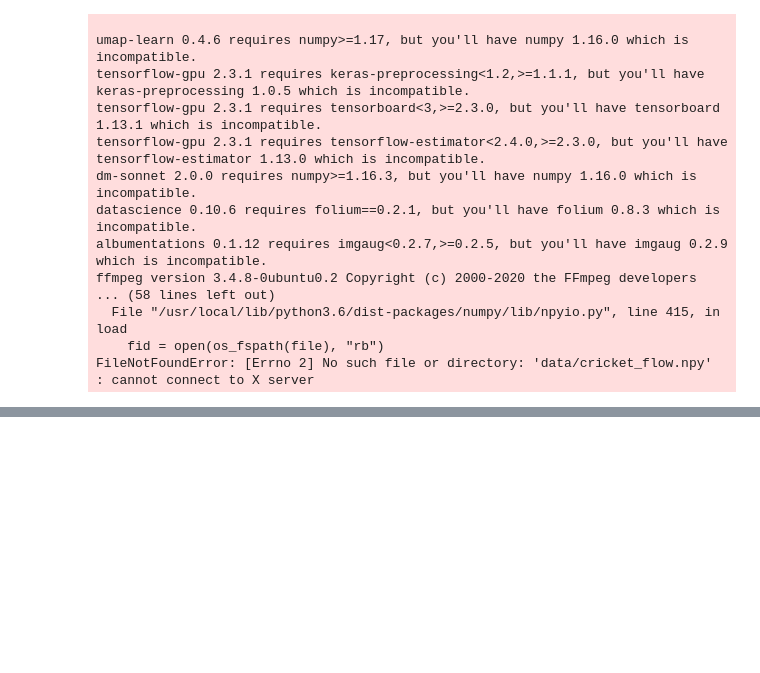
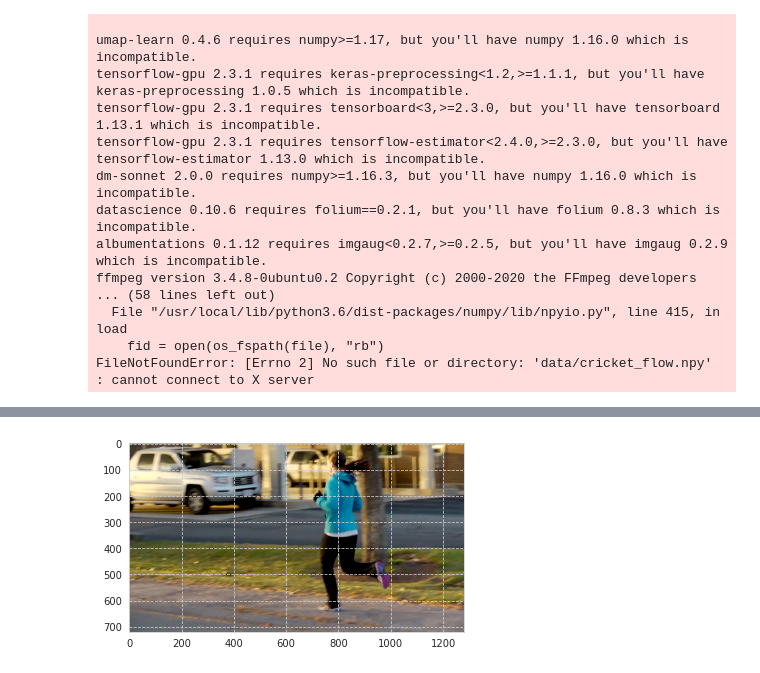
Before and after one commit to CogNeuroUR/frame-by-frame, a Jupyter notebook: video_frame_extractor.ipynb, the cells around one changed output, grey strips where cells are left out. Drawn from its saved outputs; the diff is of its cells as text; code cells hidden in the pictures; blank space fills up the shorter version.

```diff
--- a/video_frame_extractor_v0_1_2.ipynb
+++ b/video_frame_extractor.ipynb
@@ -787,0 +798,16 @@ FileNotFoundError: [Errno 2] No such file or directory: 'data/cricket_flow.npy'
+# %%
+# Load file
+path_2_file = path_prefix / f'data/MIT_sampleVideos_RAW/{c_name}/{f_name}'
+vr = VideoReader(str(path_2_file))
+# %%
+# Load best and worst frames
+best_idx  = best_frame_dict[c_name][f_name][0]
+worst_idx = worst_frame_dict[c_name][f_name][0]
+
+best_frame = vr.get_batch([best_idx])
+worst_frame = vr.get_batch([worst_idx])
+# %%
+plt.imshow(best_frame.asnumpy()[0])
+plt.show()
+# %% [output]
+[figure, added]
```
Also changed, not shown: parts of 36 cells of this notebook, 5 other files.
